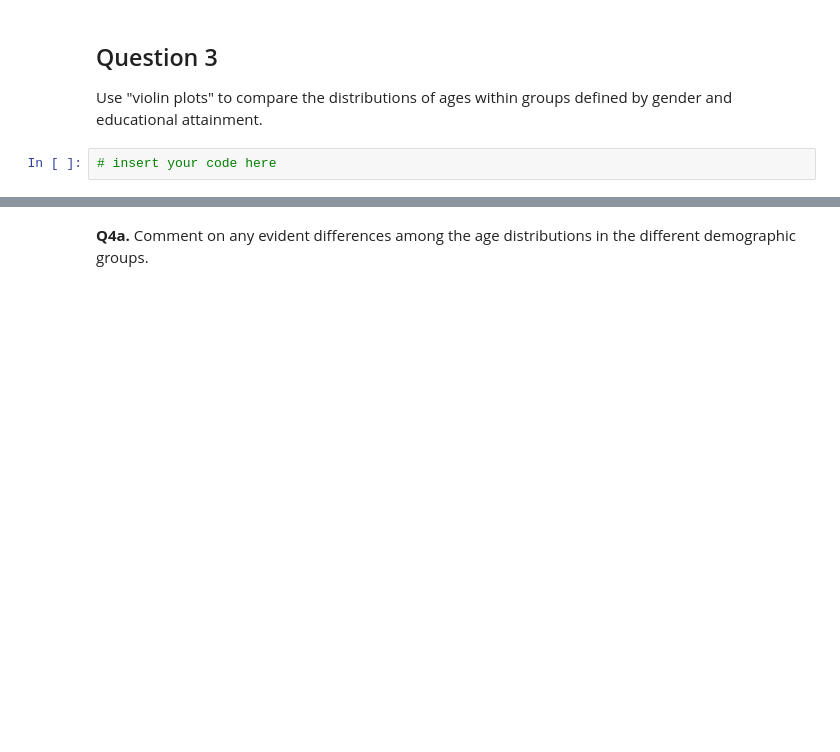
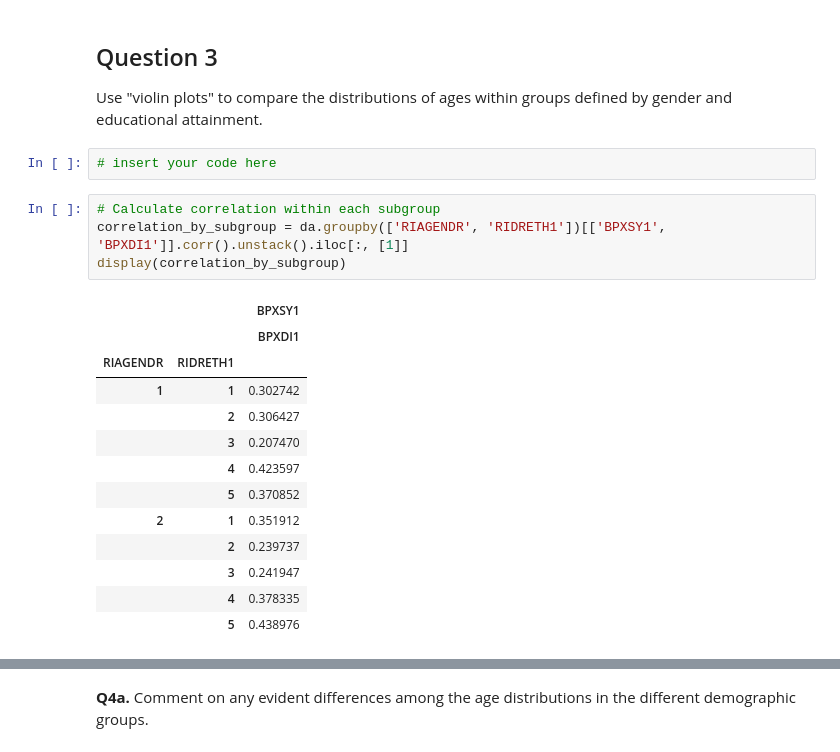
Before and after one commit to emirmaciastec/MEM_M-todos_estadisticos, a Jupyter notebook: lab3_5_nhanes_multivariate_practice.ipynb, the cells around one changed output, grey strips where cells are left out. Cells and saved outputs as stored; diff of their text form; blank space fills up the shorter version.

```diff
--- a/lab3_5_nhanes_multivariate_practice.ipynb
+++ b/lab3_5_nhanes_multivariate_practice.ipynb
@@ -80,3 +97,21 @@ __Q3a.__ Comment on the extent to which these two blood pressure variables are c
 Use "violin plots" to compare the distributions of ages within groups defined by gender and educational attainment.
 # %%
 # insert your code here
+# %%
+# Calculate correlation within each subgroup
+correlation_by_subgroup = da.groupby(['RIAGENDR', 'RIDRETH1'])[['BPXSY1', 'BPXDI1']].corr().unstack().iloc[:, [1]]
+display(correlation_by_subgroup)
+# %% [output]
+|  |  | BPXSY1 |
+|  |  | BPXDI1 |
+| RIAGENDR | RIDRETH1 |  |
+| 1 | 1 | 0.302742 |
+|  | 2 | 0.306427 |
+|  | 3 | 0.207470 |
+|  | 4 | 0.423597 |
+|  | 5 | 0.370852 |
+| 2 | 1 | 0.351912 |
+|  | 2 | 0.239737 |
+|  | 3 | 0.241947 |
+|  | 4 | 0.378335 |
+|  | 5 | 0.438976 |
```
Also changed, not shown: parts of 7 cells of this notebook.
